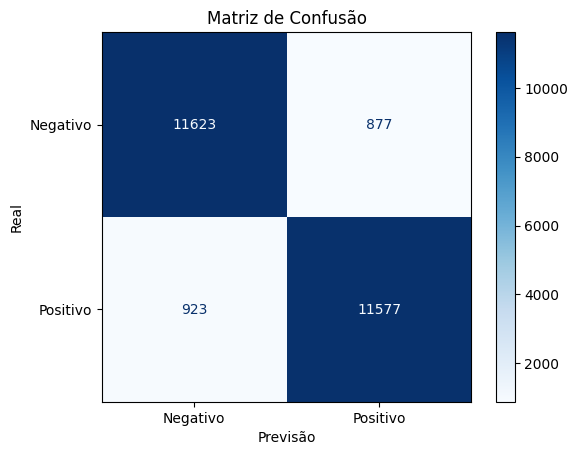
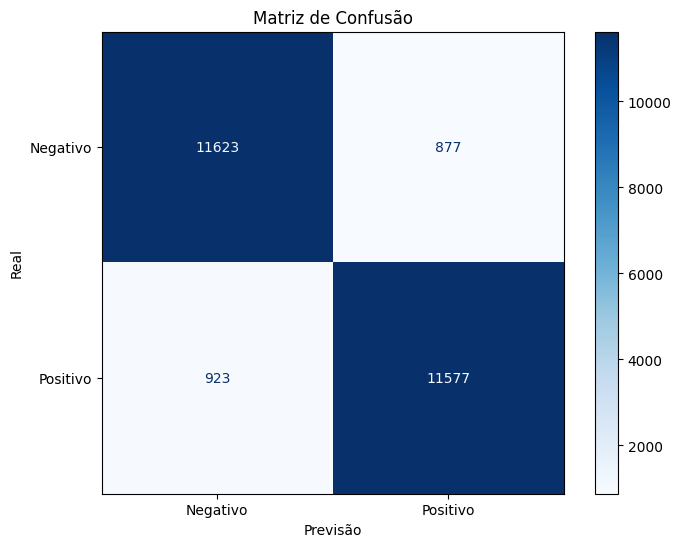
The notebook cell's code change between the first figure and the second:
--- before
+++ after
@@ -9,7 +9,11 @@
 print(f"Acurácia: {acc_score * 100:.2f}%")
 
-cm = confusion_matrix(y_true, y_pred)
-cm_disp = ConfusionMatrixDisplay(confusion_matrix=cm, display_labels=["Negativo", "Positivo"])
-cm_disp.plot(cmap=plt.cm.Blues)
+fig, ax = plt.subplots(figsize=(8, 6))
+
+cm_disp = ConfusionMatrixDisplay(
+  confusion_matrix=confusion_matrix(y_true, y_pred),
+  display_labels=["Negativo", "Positivo"]
+)
+cm_disp.plot(cmap=plt.cm.Blues, ax=ax)
 
 plt.xlabel('Previsão')
@@ -18,2 +22,3 @@
 
 plt.show()
+plt.close(fig)

Commit: Criado usando o Colab